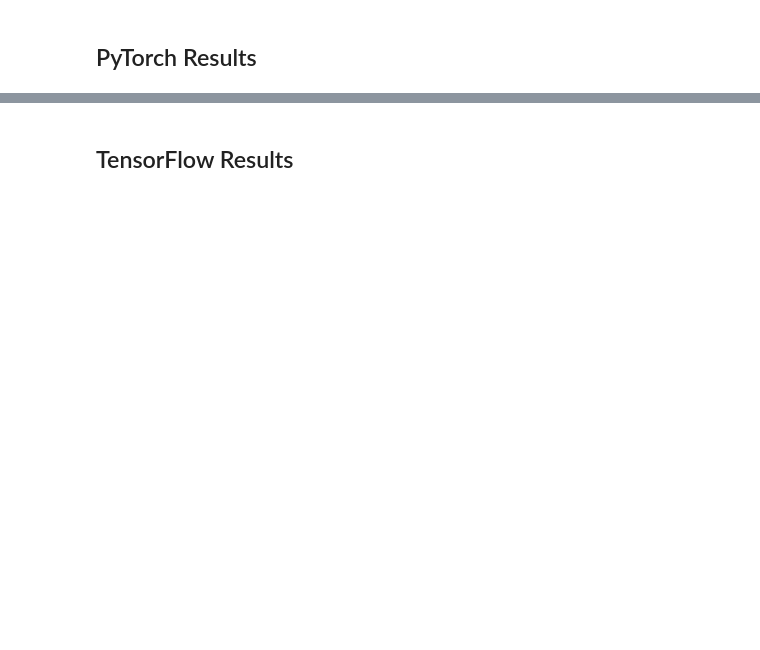
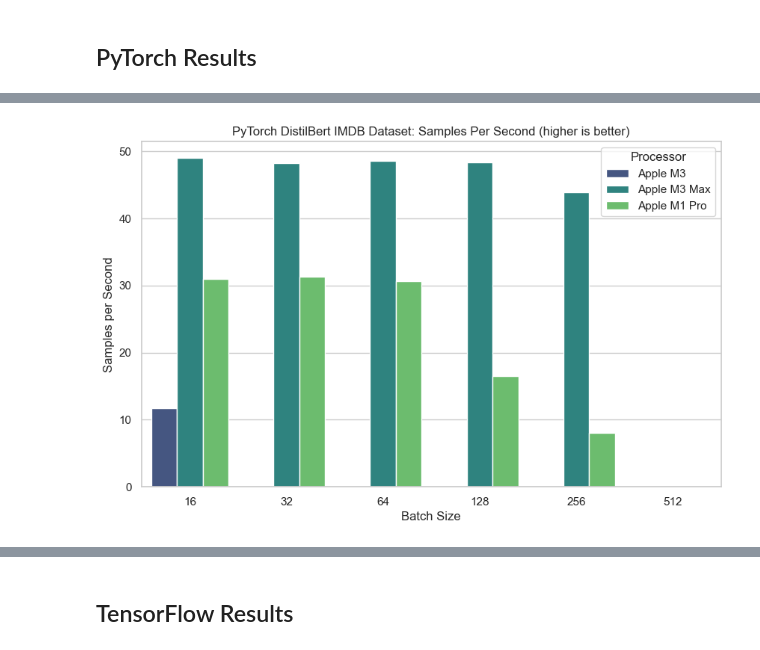
Before and after one commit to mrdbourke/mac-ml-speed-test, a Jupyter notebook: results_explorer.ipynb, the cells around one changed output, grey strips where cells are left out. Cells and saved outputs as stored; diff of their text form; code cells hidden in the pictures; blank space fills up the shorter version.

```diff
--- a/results_explorer.ipynb
+++ b/results_explorer.ipynb
@@ -61,3 +72,23 @@ pytorch_results_nlp_df
+# %%
+# TODO PyTorch NLP results - plot train samples per second (higher is better)
+# Removed "FAILED" values and set to 0.0
+
+# Plot train samples per second
+import matplotlib.pyplot as plt
+import seaborn as sns
+
+sns.set_theme(style="whitegrid")
+
+# Set up the matplotlib figure
+plt.figure(figsize=(10, 6))
+sns.barplot(x="batch_size", y="train_samples_per_second", hue="processor", data=pytorch_results_nlp_df, palette="viridis")
+plt.title("PyTorch DistilBert IMDB Dataset: Samples Per Second (higher is better)")
+plt.xlabel("Batch Size")
+plt.ylabel("Samples per Second")
+plt.legend(title="Processor")
+plt.show()
+# %% [output]
+[figure, added]
 # %%
 # PyTorch CV CIFAR100
 
```
Also changed, not shown: parts of 11 cells of this notebook.
